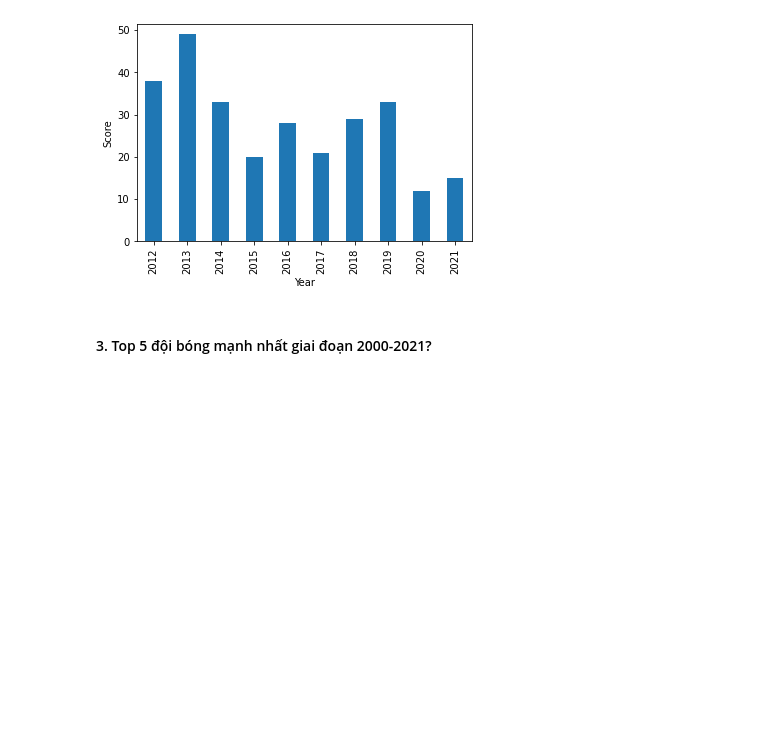
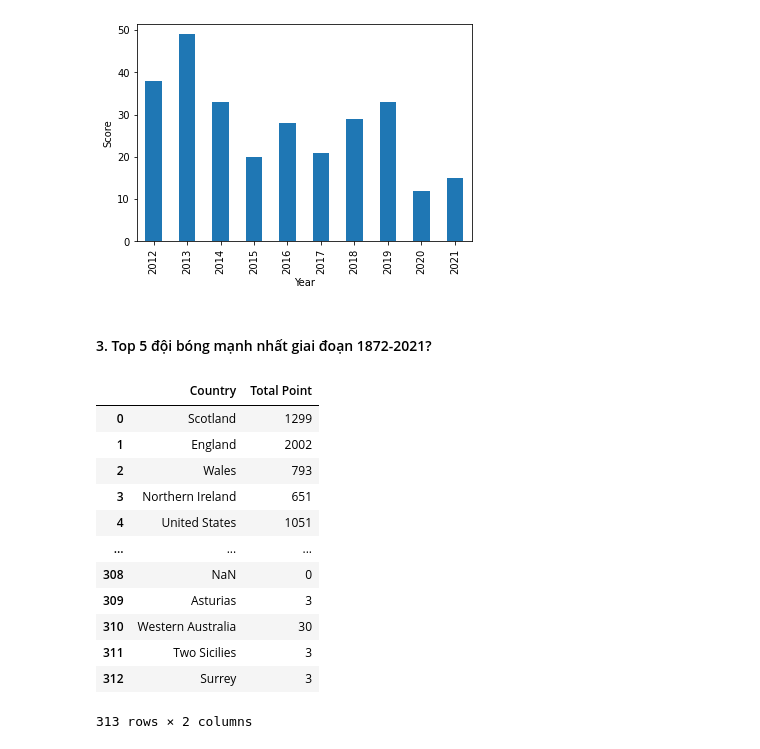
Before and after one commit to ntngon8399/FinalProject-P4DS, a Jupyter notebook: Final_Project.ipynb, the cells around one changed output. Saved outputs shown, nothing was run; the diff lists cells and outputs as text; code cells hidden in the pictures; blank space fills up the shorter version.

```diff
--- a/Final_Project.ipynb
+++ b/Final_Project.ipynb
@@ -216,4 +241,49 @@ plt.xlabel('Year');
 # %% [output]
 [figure]
 # %% [markdown]
-#### 3. Top 5 đội bóng mạnh nhất giai đoạn 2000-2021?
+#### 3. Top 5 đội bóng mạnh nhất giai đoạn 1872-2021?
+# %%
+def TotalPoint(country):
+        point = []
+        home = 0
+        ax = fb_df[(fb_df["home_team"]==country) | (fb_df["away_team"]==country)]
+        team = ax.iloc[:,1:3].values
+        score = ax.iloc[:,3:5].values
+        for i in range(len(ax)):
+            home = 0
+            if team[i][0]==country:
+                home = 1
+            if score[i][0] == score[i][1]:
+                point.append(1)
+            if home == 1 and score[i][0] > score[i][1]:
+                point.append(3)
+            if home == 0 and score[i][0] < score[i][1]:
+                point.append(3)
+            if home == 1 and score[i][0] < score[i][1]:
+                point.append(0)
+            if home == 0 and score[i][0] > score[i][1]:
+                point.append(0)
+        point = pd.Series(point)
+        return point.sum()
+# %%
+point_data = {"Country":[],
+             "Total Point":[]}
+for country in pd.concat([fb_df.home_team, fb_df.away_team], axis=0).unique():
+    point_data["Country"].append(country)
+    point_data["Total Point"].append(int(TotalPoint(country)))
+point_df = pd.DataFrame(point_data)
+point_df
+# %% [output]
+|  | Country | Total Point |
+| 0 | Scotland | 1299 |
+| 1 | England | 2002 |
+| 2 | Wales | 793 |
+| 3 | Northern Ireland | 651 |
+| 4 | United States | 1051 |
+| ... | ... | ... |
+| 308 | NaN | 0 |
+| 309 | Asturias | 3 |
+| 310 | Western Australia | 30 |
+| 311 | Two Sicilies | 3 |
+| 312 | Surrey | 3 |
+313 rows × 2 columns
```
Also changed, not shown: parts of 19 cells of this notebook.
